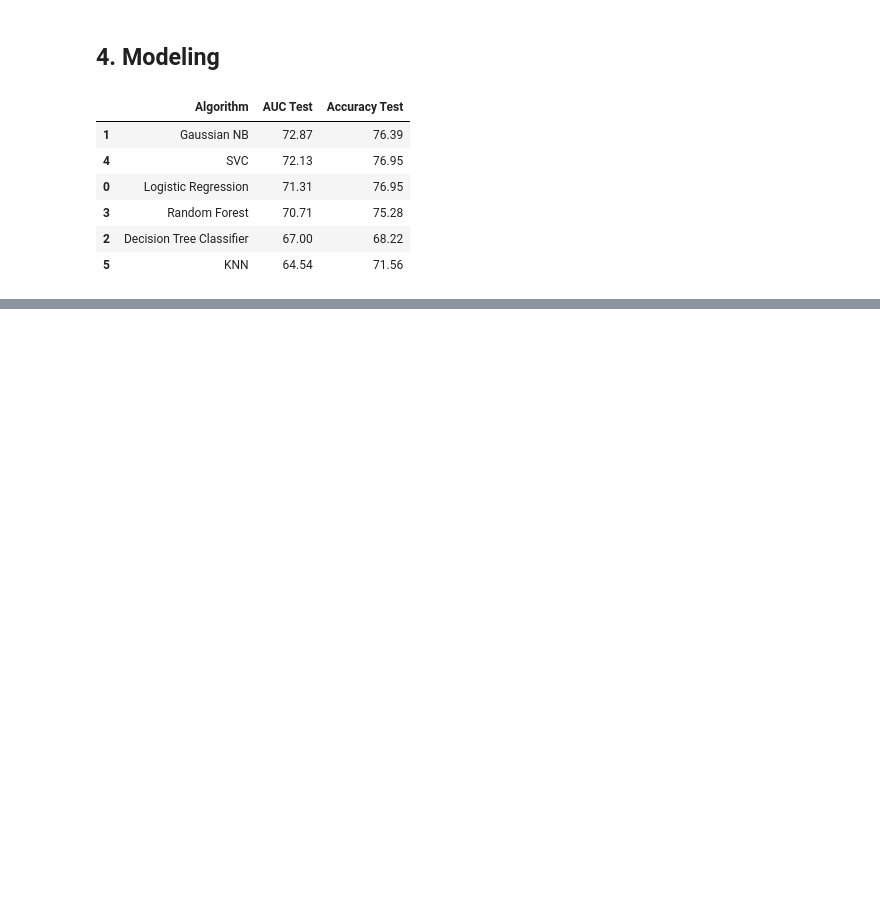
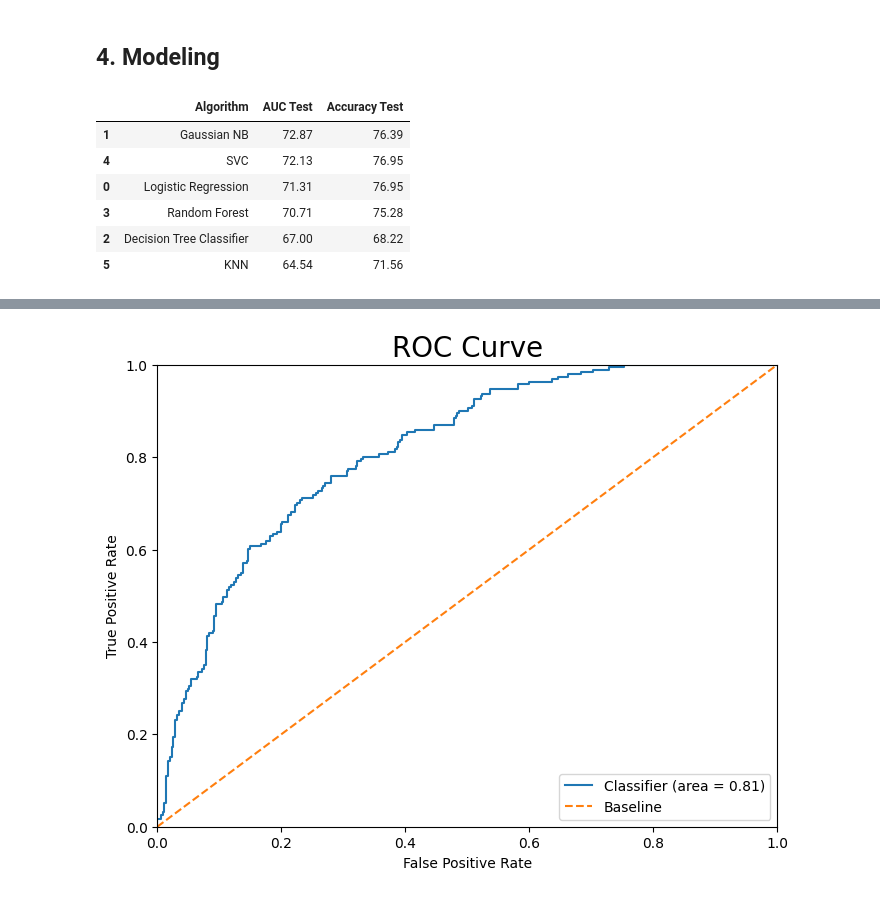
Before and after one commit to Taweilo/diabetes-prediction, a Jupyter notebook: Code_Diabetes_Prediction.ipynb, the cells around one changed output, grey strips where cells are left out. Drawn from its saved outputs; the diff is of its cells as text; code cells hidden in the pictures; blank space fills up the shorter version.

```diff
--- a/Code_Diabetes_Prediction.ipynb
+++ b/Code_Diabetes_Prediction.ipynb
@@ -361,0 +390,35 @@ False Positive Rate: 0.11239193083573487
+# %%
+# Encoding target variables for ROC Curve Plot
+# 0: No Diabetes; 1: Diabetes
+
+from sklearn.preprocessing import LabelEncoder
+le = LabelEncoder()
+le.fit(y_test)
+y_test=le.transform(y_test)
+le.fit(y_train)
+y_train=le.transform(y_train)
+
+# Set the classifier
+classifier = GaussianNB()
+classifier.fit(X_train, y_train)
+
+# Calculate class probabilities, generate ROC curve, and compute AUC
+y_proba=classifier.predict_proba(X_test)[:,1]
+fpr, tpr, thresholds = roc_curve(y_test, y_proba)
+classifier_roc_auc = roc_auc_score(y_test, y_proba)
+
+# Plot ROC curve
+plt.figure(figsize=(8, 6))
+plt.plot(fpr, tpr, label='Classifier (area = %0.2f)' % classifier_roc_auc)
+
+# Plot Base Rate ROC
+plt.plot([0,1], [0,1],label='Baseline', linestyle='--')
+plt.xlim([0.0, 1.0])
+plt.ylim([0.0, 1.0])
+plt.ylabel('True Positive Rate')
+plt.xlabel('False Positive Rate')
+plt.title('ROC Curve',fontsize = "20")
+plt.legend(loc="lower right")
+plt.show()
+# %% [output]
+[figure, added]
```
Also changed, not shown: parts of 8 cells of this notebook.
